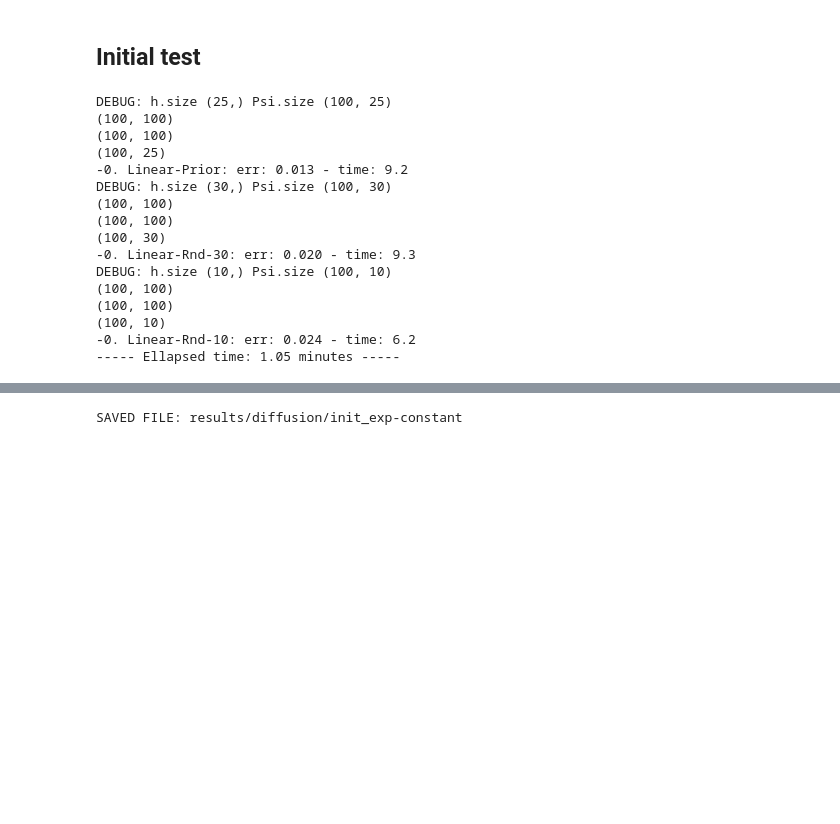
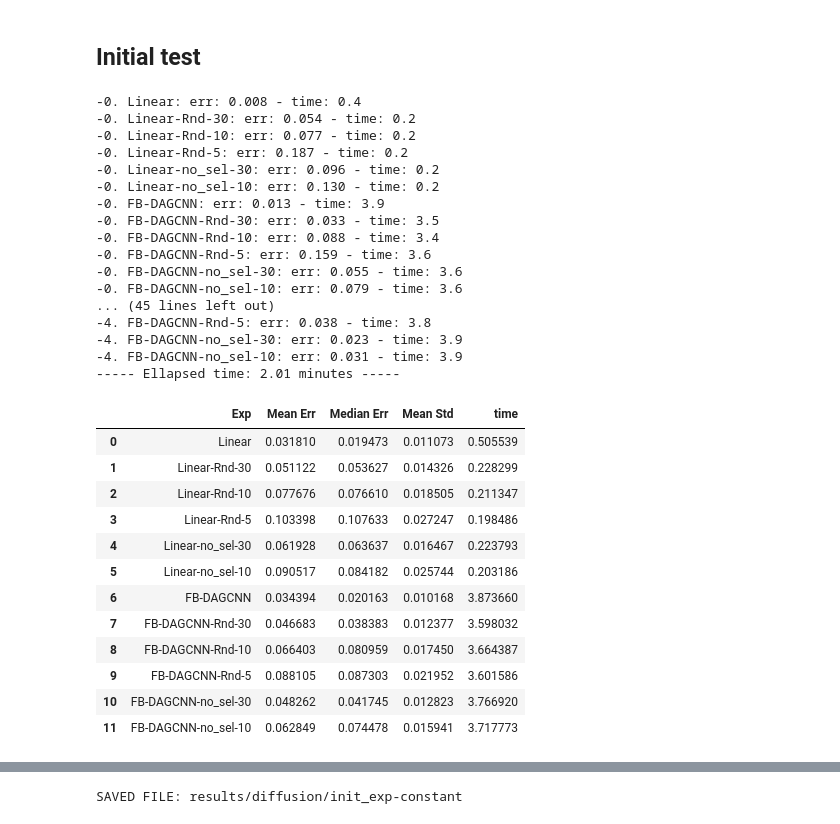
Before and after one commit to reysam93/dag_conv_nn, a Jupyter notebook: diffusion_learning.ipynb, the cells around one changed output, grey strips where cells are left out. Drawn from its saved outputs; the diff is of its cells as text; code cells hidden in the pictures; blank space fills up the shorter version.

```diff
--- a/diffusion_learning.ipynb
+++ b/diffusion_learning.ipynb
@@ -33,7 +33,7 @@ np.random.seed(SEED)
 torch.manual_seed(SEED)
 dgl.random.seed(SEED)
 
-device = torch.device('cuda:0' if torch.cuda.is_available() else 'cpu')
+device = torch.device('cuda:1' if torch.cuda.is_available() else 'cpu')
 # torch.cuda.set_per_process_memory_fraction(.5, device=device)
 # %% [markdown]
 ## Default parameters and auxiliary functions
@@ -53,7 +53,7 @@ data_p = {
     'M_val': int(0.2 * M),    # Samples selected for validation
     'M_test': int(0.1 * M),   # Samples selected for test
     'src_t': 'constant',          # 'random' or 'constant'
-    'max_src_node': 15,           # Maximum index of nodes allowed to be sources
+    'max_src_node': 25,           # Maximum index of nodes allowed to be sources
     'n_sources': 5,              # Maximum Number of source nodes
     'n_p': .05,                 # Normalized noise power
     'max_GSO': 100,              # Maximum index of GSOs involved in the diffusion
@@ -101,7 +101,7 @@ def run_exps(exps, d_arc_p, d_mod_p, d_dat_p, GSOs, W, Adj, Psi=None, exp_desc='
         X_data, Y_data, sel_GSOs, sel_GSOs_idx = get_signals(d_p, GSOs)
 
         if exp['arc_p']['arch'] == LinDAGRegModel:
-            Psi_sel = utils.select_GSO(arc_p, Psi.T, Psi[:,sel_GSOs_idx].T, W, Adj).numpy().T
+            Psi_sel = utils.select_GSO(arc_p, Psi.T, Psi[:,sel_GSOs_idx].T, W, Adj, sel_GSOs_idx).numpy().T
             lin_model = LinDAGRegModel(W, Psi_sel)
             t_i = time.time()
             lin_model.fit(X_data['train'], Y_data['train'])
@@ -140,7 +140,7 @@ def run_exp(d_p, d_arc_p, d_mod_p, exps):
             mod_p = {**d_mod_p, **exp['mod_p']} if 'mod_p' in exp.keys() else d_mod_p
 
             if exp['arc_p']['arch'] == LinDAGRegModel:
-                Psi_sel = utils.select_GSO(arc_p, Psi.T, Psi[:,sel_GSOs_idx].T, W, Adj).numpy().T
+                Psi_sel = utils.select_GSO(arc_p, Psi.T, Psi[:,sel_GSOs_idx].T, W, Adj, sel_GSOs_idx).numpy().T
                 lin_model = LinDAGRegModel(W, Psi_sel)
                 t_i = time.time()
                 lin_model.fit(X_data['train'], Y_data['train'])
@@ -172,15 +172,21 @@ def run_exp(d_p, d_arc_p, d_mod_p, exps):
 # %%
 # Experiments to be run
 Exps = [
-    # {'arc_p': {'arch': LinDAGRegModel, 'GSO': 'GSOs'}, 'leg': 'Linear'},
-    {'arc_p': {'arch': LinDAGRegModel, 'GSO': 'sel_GSOs'}, 'leg': 'Linear-Prior'},
+    {'arc_p': {'arch': LinDAGRegModel, 'GSO': 'GSOs'}, 'leg': 'Linear'},
+    # {'arc_p': {'arch': LinDAGRegModel, 'GSO': 'sel_GSOs'}, 'leg': 'Linear-Prior'},
     {'arc_p': {'arch': LinDAGRegModel, 'GSO': 'rnd_GSOs', 'n_gsos': 30}, 'leg': 'Linear-Rnd-30'},
     {'arc_p': {'arch': LinDAGRegModel, 'GSO': 'rnd_GSOs', 'n_gsos': 10}, 'leg': 'Linear-Rnd-10'},
+    {'arc_p': {'arch': LinDAGRegModel, 'GSO': 'rnd_GSOs', 'n_gsos': 5}, 'leg': 'Linear-Rnd-5'},
+    {'arc_p': {'arch': LinDAGRegModel, 'GSO': 'no_sel_GSOs', 'n_gsos': 30}, 'leg': 'Linear-no_sel-30'},
+    {'arc_p': {'arch': LinDAGRegModel, 'GSO': 'no_sel_GSOs', 'n_gsos': 10}, 'leg': 'Linear-no_sel-10'},
 
-    # {'arc_p': {'arch': FB_DAGConv, 'GSO': 'GSOs'}, 'leg': 'FB-DAGCNN'},
+    {'arc_p': {'arch': FB_DAGConv, 'GSO': 'GSOs'}, 'leg': 'FB-DAGCNN'},
     # {'arc_p': {'arch': FB_DAGConv, 'GSO': 'sel_GSOs'}, 'leg': 'FB-DAGCNN-Prior'},
-    # {'arc_p': {'arch': FB_DAGConv, 'GSO': 'rnd_GSOs', 'n_gsos': 30}, 'leg': 'FB-DAGCNN-Rnd-30'},
-    # {'arc_p': {'arch': FB_DAGConv, 'GSO': 'rnd_GSOs', 'n_gsos': 10}, 'leg': 'FB-DAGCNN-Rnd-10'},
+    {'arc_p': {'arch': FB_DAGConv, 'GSO': 'rnd_GSOs', 'n_gsos': 30}, 'leg': 'FB-DAGCNN-Rnd-30'},
+    {'arc_p': {'arch': FB_DAGConv, 'GSO': 'rnd_GSOs', 'n_gsos': 10}, 'leg': 'FB-DAGCNN-Rnd-10'},
+    {'arc_p': {'arch': FB_DAGConv, 'GSO': 'rnd_GSOs', 'n_gsos': 5}, 'leg': 'FB-DAGCNN-Rnd-5'},
+    {'arc_p': {'arch': FB_DAGConv, 'GSO': 'no_sel_GSOs', 'n_gsos': 30}, 'leg': 'FB-DAGCNN-no_sel-30'},
+    {'arc_p': {'arch': FB_DAGConv, 'GSO': 'no_sel_GSOs', 'n_gsos': 10}, 'leg': 'FB-DAGCNN-no_sel-10'},
 
     # {'arc_p': {'arch': FB_DAGConv, 'GSO': 'GSOs', 'transp': True}, 'leg': 'FB-DAGCNN-T'},
     # {'arc_p': {'arch': FB_DAGConv, 'GSO': 'sel_GSOs'}, 'transp': True, 'leg': 'FB-DAGCNN-Prior-T'},
@@ -215,19 +221,43 @@ Exps = [
 
 err, std, times = run_exp(data_p, default_arch_p, default_mod_p, Exps)
 # %% [output]
-DEBUG: h.size (25,) Psi.size (100, 25)
-(100, 100)
-(100, 100)
-(100, 25)
--0. Linear-Prior: err: 0.013 - time: 9.2
-DEBUG: h.size (30,) Psi.size (100, 30)
-(100, 100)
-(100, 100)
-(100, 30)
--0. Linear-Rnd-30: err: 0.020 - time: 9.3
-DEBUG: h.size (10,) Psi.size (100, 10)
-(100, 100)
-(100, 100)
-(100, 10)
--0. Linear-Rnd-10: err: 0.024 - time: 6.2
------ Ellapsed time: 1.05 minutes -----
+-0. Linear: err: 0.008 - time: 0.4
+-0. Linear-Rnd-30: err: 0.054 - time: 0.2
+-0. Linear-Rnd-10: err: 0.077 - time: 0.2
+-0. Linear-Rnd-5: err: 0.187 - time: 0.2
+-0. Linear-no_sel-30: err: 0.096 - time: 0.2
+-0. Linear-no_sel-10: err: 0.130 - time: 0.2
+-0. FB-DAGCNN: err: 0.013 - time: 3.9
+-0. FB-DAGCNN-Rnd-30: err: 0.033 - time: 3.5
+-0. FB-DAGCNN-Rnd-10: err: 0.088 - time: 3.4
+-0. FB-DAGCNN-Rnd-5: err: 0.159 - time: 3.6
+-0. FB-DAGCNN-no_sel-30: err: 0.055 - time: 3.6
+-0. FB-DAGCNN-no_sel-10: err: 0.079 - time: 3.6
+... (45 lines left out)
+-4. FB-DAGCNN-Rnd-5: err: 0.038 - time: 3.8
+-4. FB-DAGCNN-no_sel-30: err: 0.023 - time: 3.9
+-4. FB-DAGCNN-no_sel-10: err: 0.031 - time: 3.9
+----- Ellapsed time: 2.01 minutes -----
+# %%
+# DEFAULT PARAMETERS
+if SAVE:
+    file_name = PATH + f'init_exp-{data_p["src_t"]}'
+    np.savez(file_name, err=err, std=std, times=times)
+    print('SAVED FILE:', file_name)
+
+leg = [exp['leg'] for exp in Exps]
+utils.display_data(leg, err, std, times)
+# %% [output]
+|  | Exp | Mean Err | Median Err | Mean Std | time |
+| 0 | Linear | 0.031810 | 0.019473 | 0.011073 | 0.505539 |
+| 1 | Linear-Rnd-30 | 0.051122 | 0.053627 | 0.014326 | 0.228299 |
+| 2 | Linear-Rnd-10 | 0.077676 | 0.076610 | 0.018505 | 0.211347 |
+| 3 | Linear-Rnd-5 | 0.103398 | 0.107633 | 0.027247 | 0.198486 |
+| 4 | Linear-no_sel-30 | 0.061928 | 0.063637 | 0.016467 | 0.223793 |
+| 5 | Linear-no_sel-10 | 0.090517 | 0.084182 | 0.025744 | 0.203186 |
+| 6 | FB-DAGCNN | 0.034394 | 0.020163 | 0.010168 | 3.873660 |
+| 7 | FB-DAGCNN-Rnd-30 | 0.046683 | 0.038383 | 0.012377 | 3.598032 |
+| 8 | FB-DAGCNN-Rnd-10 | 0.066403 | 0.080959 | 0.017450 | 3.664387 |
+| 9 | FB-DAGCNN-Rnd-5 | 0.088105 | 0.087303 | 0.021952 | 3.601586 |
+| 10 | FB-DAGCNN-no_sel-30 | 0.048262 | 0.041745 | 0.012823 | 3.766920 |
+| 11 | FB-DAGCNN-no_sel-10 | 0.062849 | 0.074478 | 0.015941 | 3.717773 |
```
Also changed, not shown: parts of 3 cells of this notebook, 2 other files.
